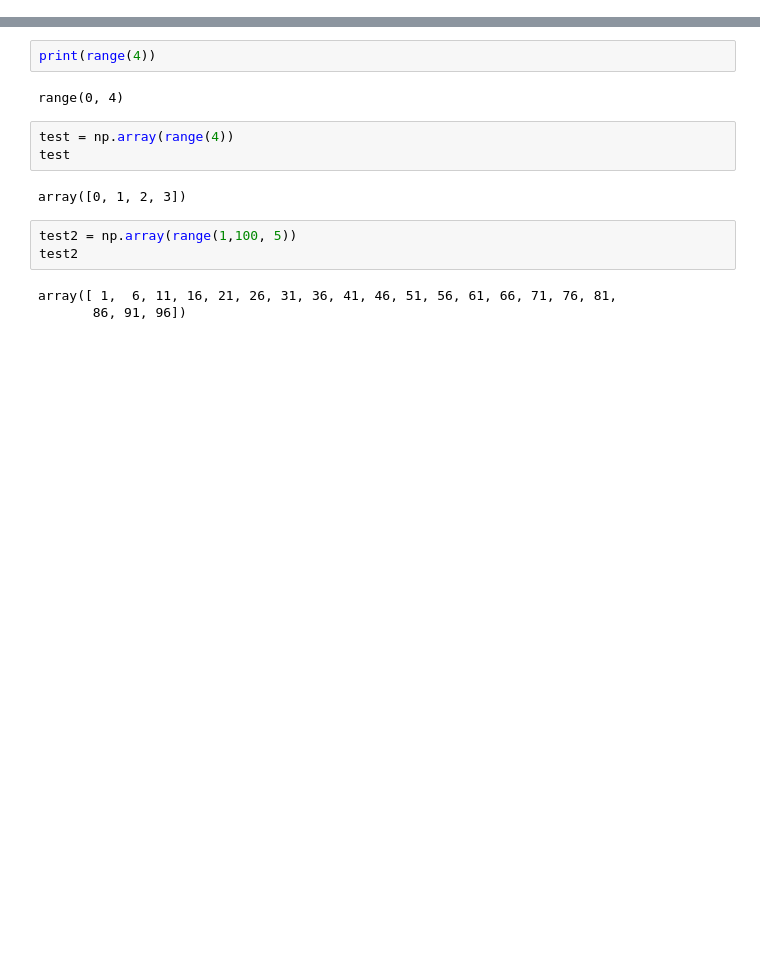
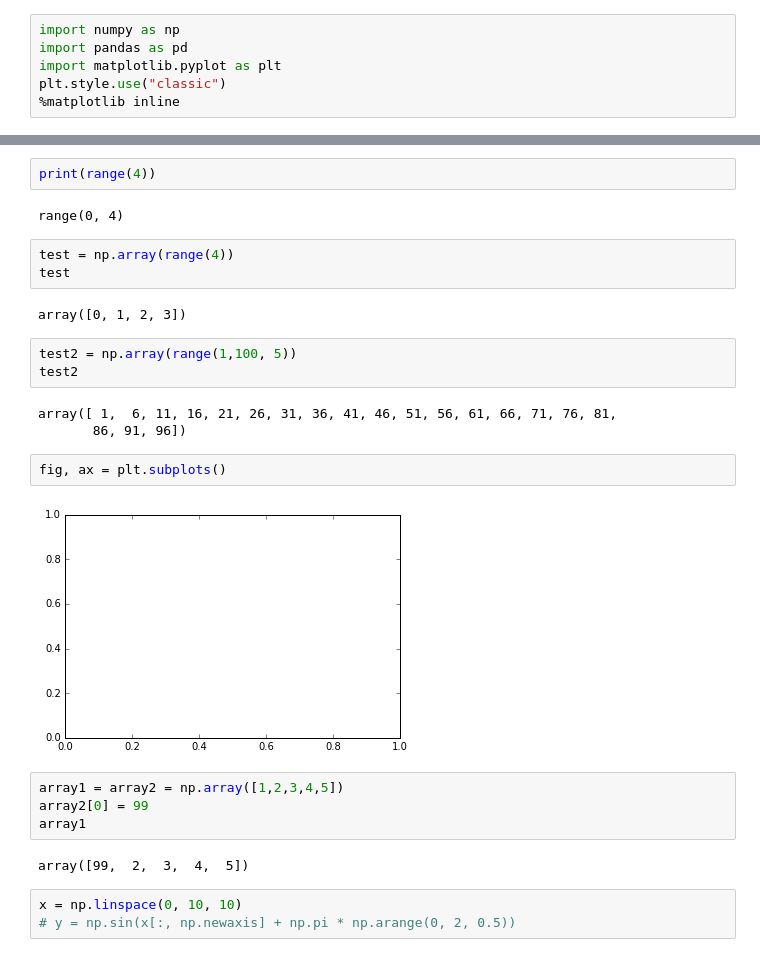
Before and after one commit to limziwang/PythonDataScienceHandbook, a Jupyter notebook: HandbookWorkAlong.ipynb, the cells around one changed output, grey strips where cells are left out. Drawn from its saved outputs; the diff is of its cells as text; blank space fills up the shorter version.

```diff
--- a/HandbookWorkAlong.ipynb
+++ b/HandbookWorkAlong.ipynb
@@ -3,3 +1,9 @@ import numpy as np
+# %%
+import numpy as np
+import pandas as pd
+import matplotlib.pyplot as plt
+plt.style.use("classic")
+%matplotlib inline
 # %%
 x = np.array([1,2,3,4,5,6])
 y = np.array([1,2,3])
@@ -75,3 +77,16 @@ test2
 # %% [output]
 array([ 1,  6, 11, 16, 21, 26, 31, 36, 41, 46, 51, 56, 61, 66, 71, 76, 81,
        86, 91, 96])
+# %%
+fig, ax = plt.subplots()
+# %% [output]
+[figure, added]
+# %%
+array1 = array2 = np.array([1,2,3,4,5])
+array2[0] = 99
+array1
+# %% [output]
+array([99,  2,  3,  4,  5])
+# %%
+x = np.linspace(0, 10, 10)
+# y = np.sin(x[:, np.newaxis] + np.pi * np.arange(0, 2, 0.5))
```
Also changed, not shown: parts of 7 cells of this notebook.
